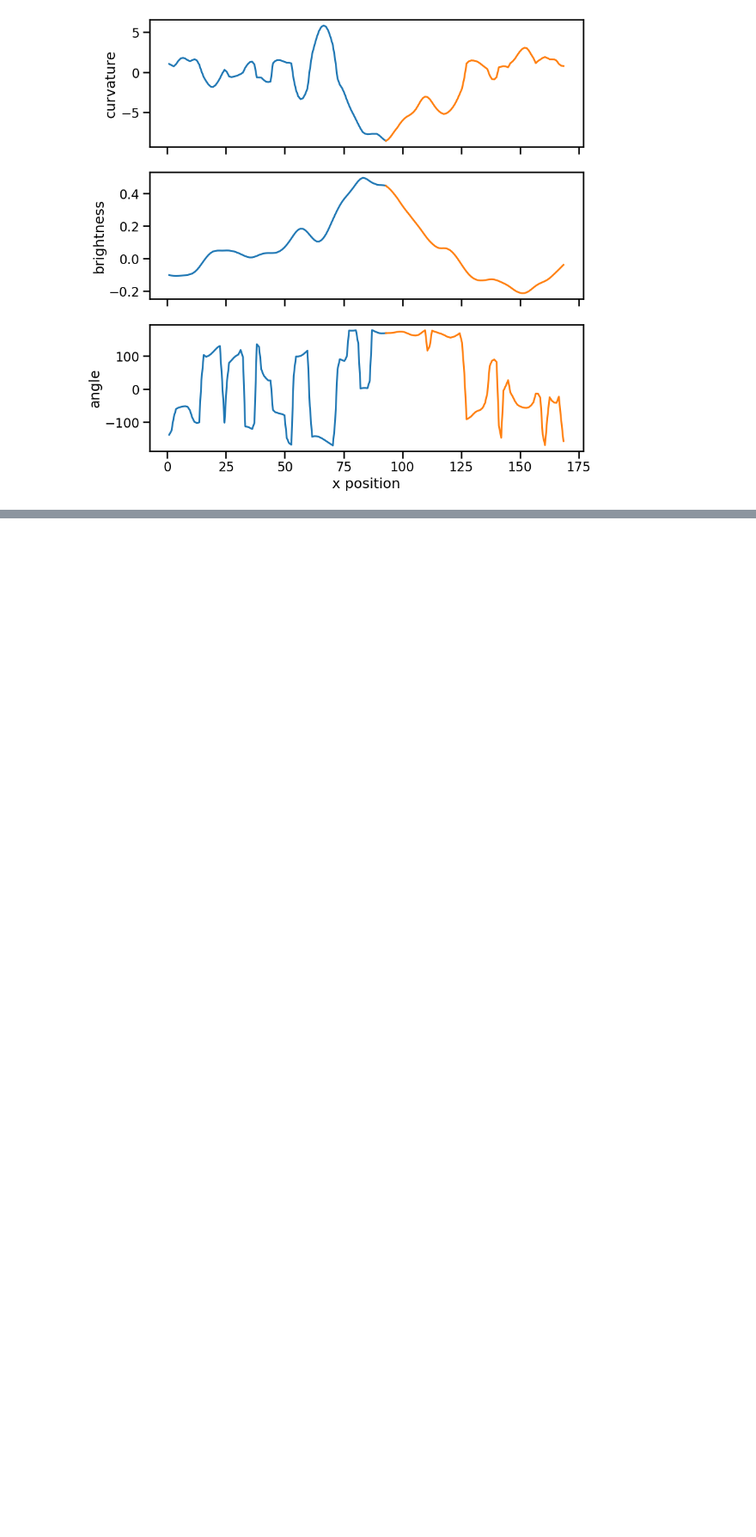
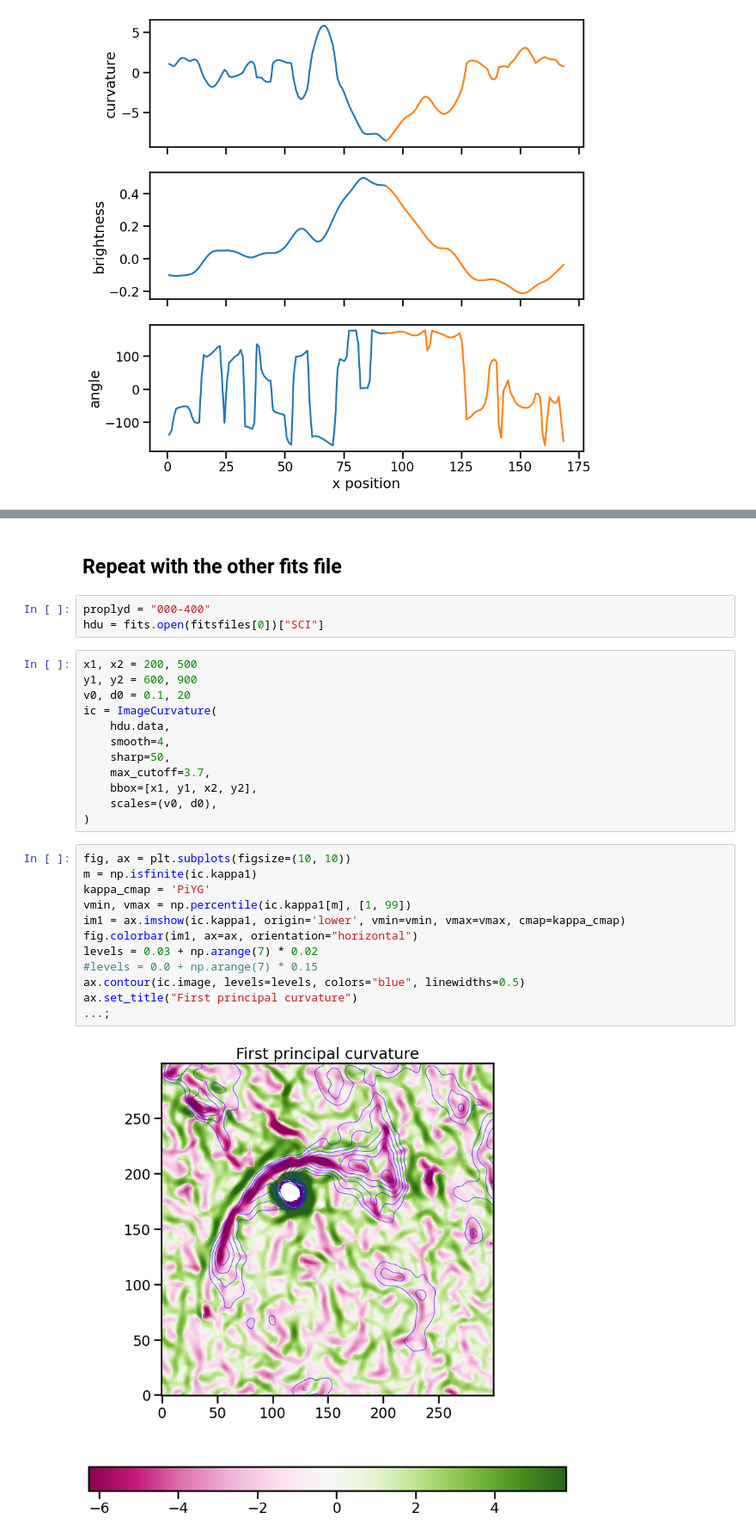
Before and after one commit to div-B-equals-0/ridge-trace, a Jupyter notebook: notebooks/design00.ipynb, the cells around one changed output, grey strips where cells are left out. Shown at 86% size. Cells and saved outputs as stored; diff of their text form; blank space fills up the shorter version.

```diff
--- a/notebooks/design00.ipynb
+++ b/notebooks/design00.ipynb
@@ -100,0 +160,31 @@ We are going to need a function to interpolate from the grid to an arbitrary poi
+# %% [markdown]
+## Repeat with the other fits file
+# %%
+proplyd = "000-400"
+hdu = fits.open(fitsfiles[0])["SCI"]
+# %%
+x1, x2 = 200, 500
+y1, y2 = 600, 900
+v0, d0 = 0.1, 20
+ic = ImageCurvature(
+    hdu.data,
+    smooth=4,
+    sharp=50,
+    max_cutoff=3.7,
+    bbox=[x1, y1, x2, y2],
+    scales=(v0, d0),
+)
+# %%
+fig, ax = plt.subplots(figsize=(10, 10))
+m = np.isfinite(ic.kappa1)
+kappa_cmap = 'PiYG'
+vmin, vmax = np.percentile(ic.kappa1[m], [1, 99])
+im1 = ax.imshow(ic.kappa1, origin='lower', vmin=vmin, vmax=vmax, cmap=kappa_cmap)
+fig.colorbar(im1, ax=ax, orientation="horizontal")
+levels = 0.03 + np.arange(7) * 0.02
+#levels = 0.0 + np.arange(7) * 0.15
+ax.contour(ic.image, levels=levels, colors="blue", linewidths=0.5)
+ax.set_title("First principal curvature")
+...;
+# %% [output]
+[figure, added]
```
Also changed, not shown: parts of 15 cells of this notebook, 9 other files.
